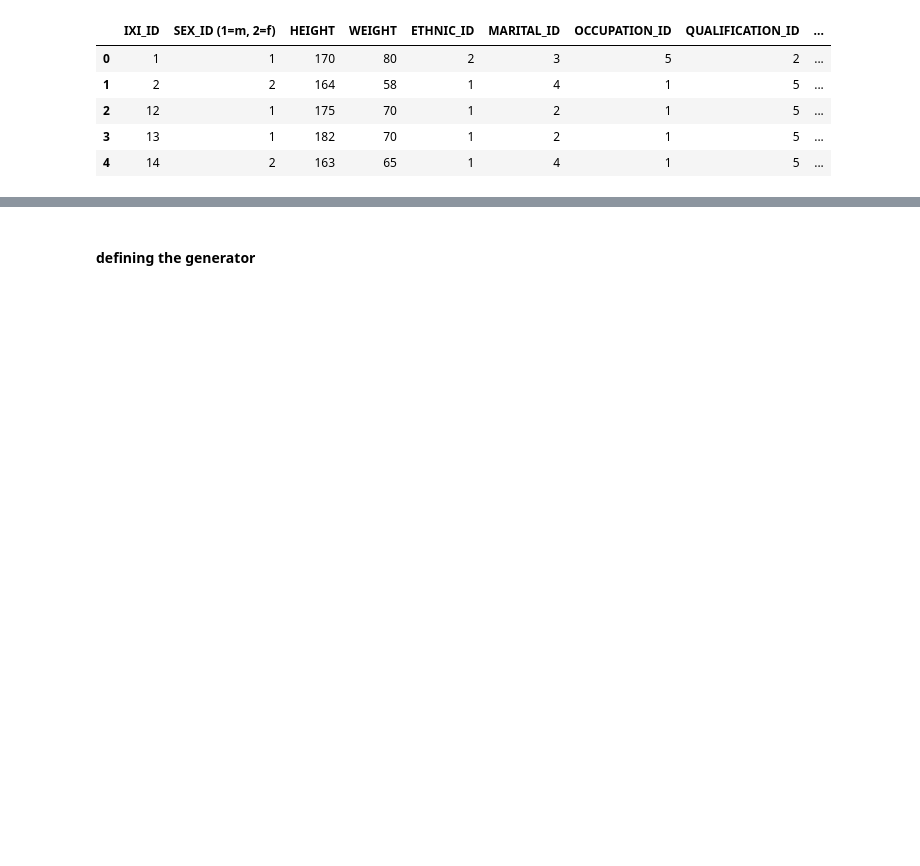
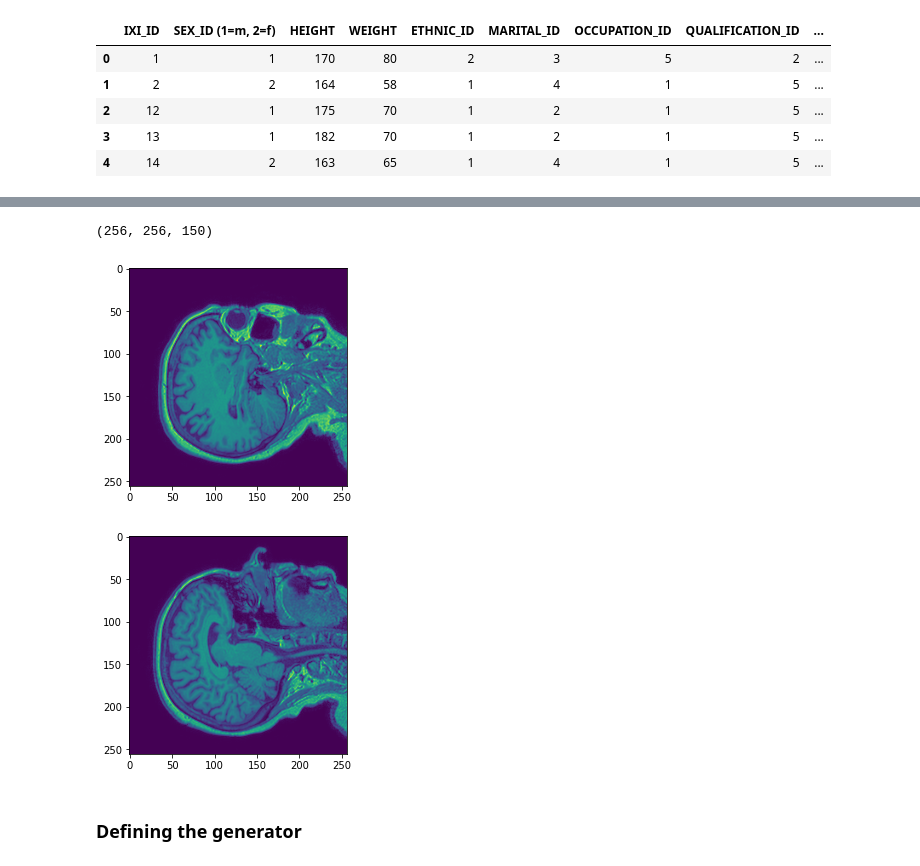
Before and after one commit to Moeinh77/3D-Convs-for-MRI-Classification, a Jupyter notebook: MRI_brain_v2_CONV3D_colab.ipynb, the cells around one changed output, grey strips where cells are left out. Saved outputs shown, nothing was run; the diff lists cells and outputs as text; code cells hidden in the pictures; blank space fills up the shorter version.

```diff
--- a/MRI_brain_v2_CONV3D_colab.ipynb
+++ b/MRI_brain_v2_CONV3D_colab.ipynb
@@ -143,11 +151,21 @@ dataset_info.head()
 # %%
+# reading the MRI images with nibabel and
 # identifying file names that are not mentioned in the EXCEL file
+
+image_files = []
+labels = []
 not_included = []
 for filename in os.listdir(img_directory):
     try:
+        # reading the label from Excel
         img_id = int(filename[3:6])
         sex = np.array(dataset_info[dataset_info.IXI_ID == img_id])[0][1]
+        labels.append(sex-1)
+        # reading images
+        img = nib.load(img_directory+"/"+filename)
+        image_files.append(img)
     except Exception as e:
+        print(e)
         not_included.append(filename)
 
 len(not_included)
@@ -166,4 +257,16 @@ len(filenames), len(not_included)
+# %%
+img = np.array(image_files[0].dataobj)
+print(img.shape)
+img = flip(img, axis=1)
+plt.imshow(img[:,:, 50])
+plt.show()
+plt.imshow(img[:,:, 80])
+plt.show()
+# %% [output]
+(256, 256, 150)
+[figure, added]
+[figure, added]
 # %% [markdown]
-#### defining the generator
+### Defining the generator
 # %%
 bs = 4
```
Also changed, not shown: parts of 33 cells of this notebook.
